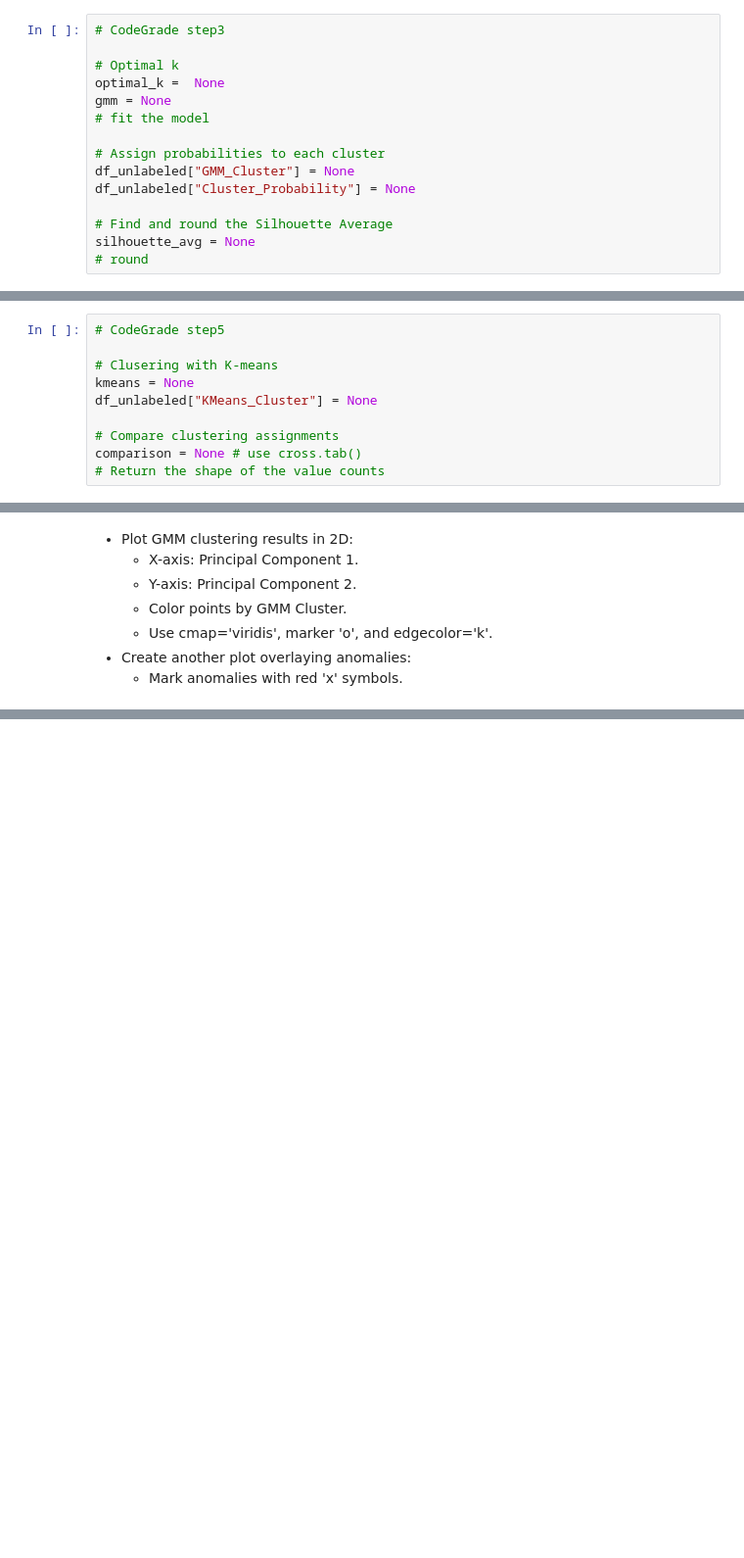
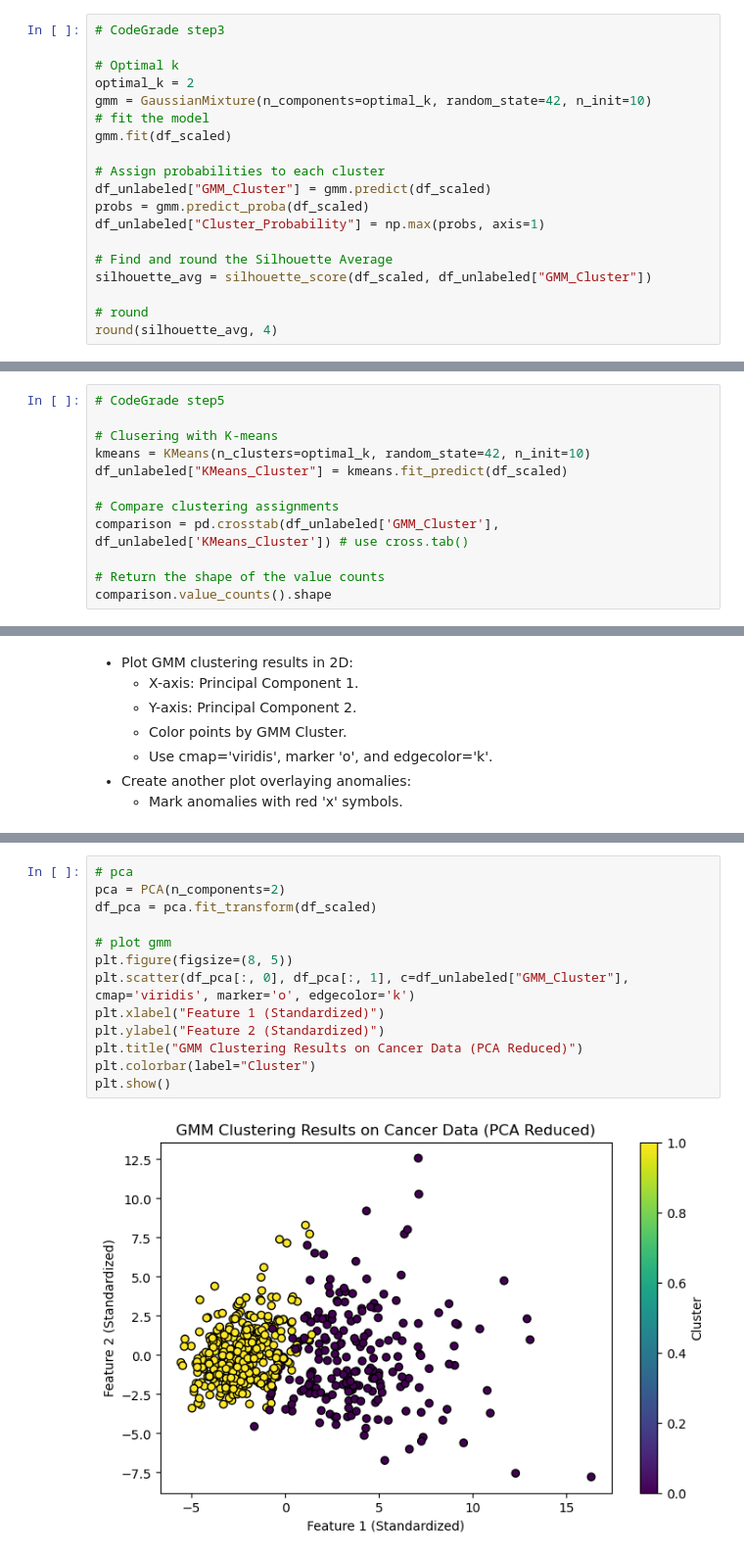
Before and after one commit to marhas109/ds08_all, a Jupyter notebook: mod6_CG_C08_M06.ipynb, the cells around one changed output, grey strips where cells are left out. Shown at 98% size. Saved outputs shown, nothing was run; the diff lists cells and outputs as text; blank space fills up the shorter version.

```diff
--- a/mod6_CG_C08_M06.ipynb
+++ b/mod6_CG_C08_M06.ipynb
@@ -105,14 +125,18 @@ Instructions
 # CodeGrade step3
 
 # Optimal k
-optimal_k =  None
-gmm = None
+optimal_k = 2
+gmm = GaussianMixture(n_components=optimal_k, random_state=42, n_init=10)
 # fit the model
+gmm.fit(df_scaled)
 
 # Assign probabilities to each cluster
-df_unlabeled["GMM_Cluster"] = None
-df_unlabeled["Cluster_Probability"] = None
+df_unlabeled["GMM_Cluster"] = gmm.predict(df_scaled)
+probs = gmm.predict_proba(df_scaled)
+df_unlabeled["Cluster_Probability"] = np.max(probs, axis=1)
 
 # Find and round the Silhouette Average
-silhouette_avg = None
+silhouette_avg = silhouette_score(df_scaled, df_unlabeled["GMM_Cluster"])
+
 # round
+round(silhouette_avg, 4)
@@ -145,9 +200,11 @@ Instructions
 # CodeGrade step5
 
 # Clusering with K-means
-kmeans = None
-df_unlabeled["KMeans_Cluster"] = None
+kmeans = KMeans(n_clusters=optimal_k, random_state=42, n_init=10)
+df_unlabeled["KMeans_Cluster"] = kmeans.fit_predict(df_scaled)
 
 # Compare clustering assignments
-comparison = None # use cross.tab()
+comparison = pd.crosstab(df_unlabeled['GMM_Cluster'], df_unlabeled['KMeans_Cluster']) # use cross.tab()
+
 # Return the shape of the value counts
+comparison.value_counts().shape
@@ -169,0 +221,15 @@ df_pca = pca.fit_transform(df_scaled)
+# %%
+# pca
+pca = PCA(n_components=2)
+df_pca = pca.fit_transform(df_scaled)
+
+# plot gmm
+plt.figure(figsize=(8, 5))
+plt.scatter(df_pca[:, 0], df_pca[:, 1], c=df_unlabeled["GMM_Cluster"], cmap='viridis', marker='o', edgecolor='k')
+plt.xlabel("Feature 1 (Standardized)")
+plt.ylabel("Feature 2 (Standardized)")
+plt.title("GMM Clustering Results on Cancer Data (PCA Reduced)")
+plt.colorbar(label="Cluster")
+plt.show()
+# %% [output]
+[figure, added]
```
Also changed, not shown: parts of 12 cells of this notebook.
